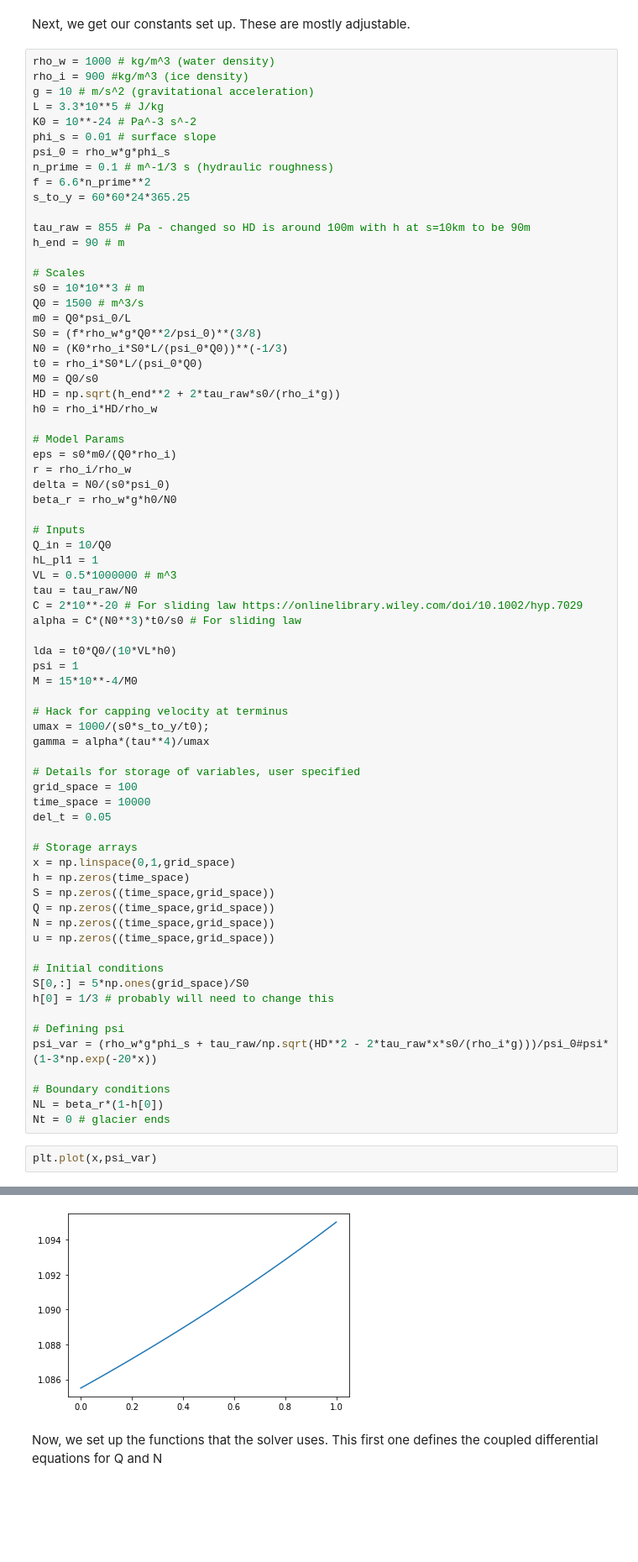
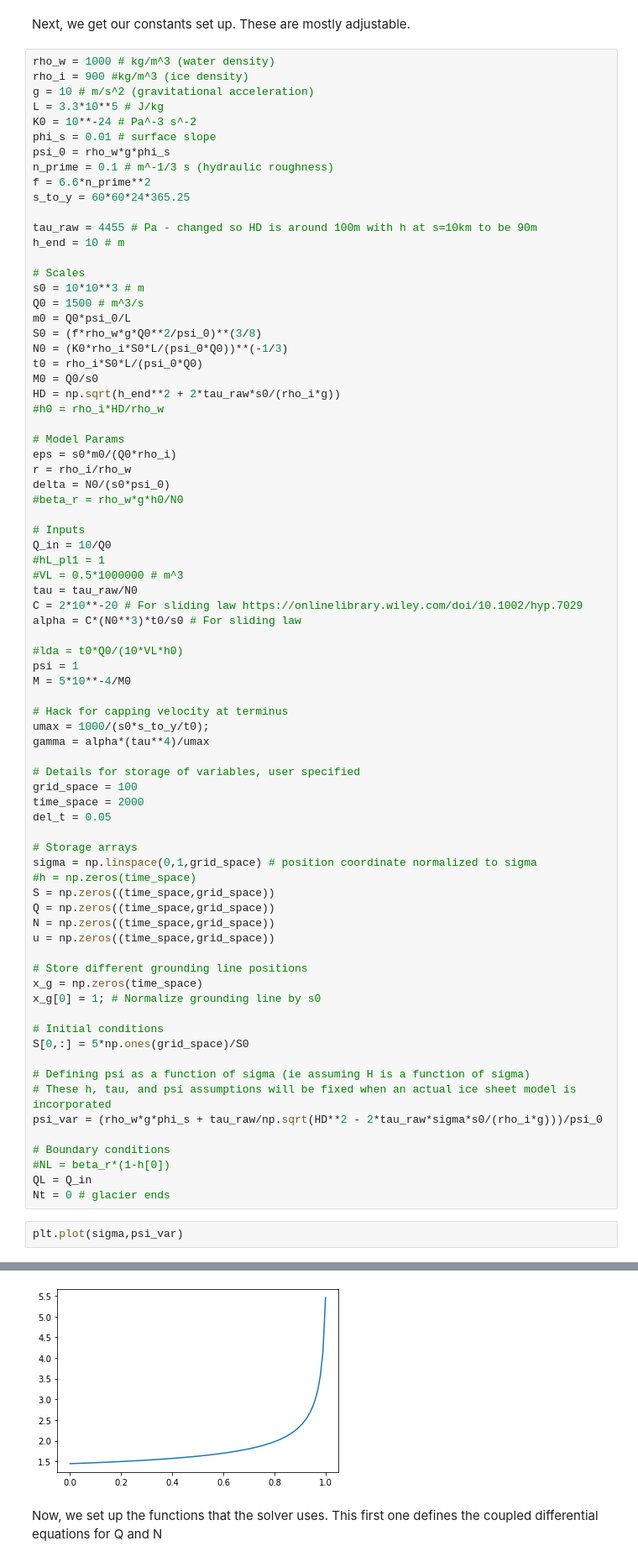
Before and after one commit to ldeo-glaciology/nye_eqns_bvp, a Jupyter notebook: nf_bvp_python/nf_bvp.ipynb, the cells around one changed output, grey strips where cells are left out. Shown at 84% size. Cells and saved outputs as stored; diff of their text form; blank space fills up the shorter version.

```diff
--- a/nf_bvp_python/nf_bvp.ipynb
+++ b/nf_bvp_python/nf_bvp.ipynb
@@ -27,8 +27,8 @@ n_prime = 0.1 # m^-1/3 s (hydraulic roughness)
 f = 6.6*n_prime**2
 s_to_y = 60*60*24*365.25
 
-tau_raw = 855 # Pa - changed so HD is around 100m with h at s=10km to be 90m
-h_end = 90 # m
+tau_raw = 4455 # Pa - changed so HD is around 100m with h at s=10km to be 90m
+h_end = 10 # m
 
 # Scales
 s0 = 10*10**3 # m
@@ -39,25 +39,25 @@ N0 = (K0*rho_i*S0*L/(psi_0*Q0))**(-1/3)
 t0 = rho_i*S0*L/(psi_0*Q0)
 M0 = Q0/s0
 HD = np.sqrt(h_end**2 + 2*tau_raw*s0/(rho_i*g))
-h0 = rho_i*HD/rho_w
+#h0 = rho_i*HD/rho_w
 
 # Model Params
 eps = s0*m0/(Q0*rho_i)
 r = rho_i/rho_w
 delta = N0/(s0*psi_0)
-beta_r = rho_w*g*h0/N0
+#beta_r = rho_w*g*h0/N0
 
 # Inputs
 Q_in = 10/Q0
-hL_pl1 = 1
-VL = 0.5*1000000 # m^3
+#hL_pl1 = 1
+#VL = 0.5*1000000 # m^3
 tau = tau_raw/N0
 C = 2*10**-20 # For sliding law https://onlinelibrary.wiley.com/doi/10.1002/hyp.7029
 alpha = C*(N0**3)*t0/s0 # For sliding law
 
-lda = t0*Q0/(10*VL*h0)
+#lda = t0*Q0/(10*VL*h0)
 psi = 1
-M = 15*10**-4/M0
+M = 5*10**-4/M0
 
 # Hack for capping velocity at terminus
 umax = 1000/(s0*s_to_y/t0);
@@ -65,32 +65,37 @@ gamma = alpha*(tau**4)/umax
 
 # Details for storage of variables, user specified
 grid_space = 100
-time_space = 10000
+time_space = 2000
 del_t = 0.05
 
 # Storage arrays
-x = np.linspace(0,1,grid_space)
-h = np.zeros(time_space)
+sigma = np.linspace(0,1,grid_space) # position coordinate normalized to sigma
+#h = np.zeros(time_space)
 S = np.zeros((time_space,grid_space))
 Q = np.zeros((time_space,grid_space))
 N = np.zeros((time_space,grid_space))
 u = np.zeros((time_space,grid_space))
 
+# Store different grounding line positions
+x_g = np.zeros(time_space)
+x_g[0] = 1; # Normalize grounding line by s0
+
 # Initial conditions
 S[0,:] = 5*np.ones(grid_space)/S0
-h[0] = 1/3 # probably will need to change this
 
-# Defining psi
-psi_var = (rho_w*g*phi_s + tau_raw/np.sqrt(HD**2 - 2*tau_raw*x*s0/(rho_i*g)))/psi_0#psi*(1-3*np.exp(-20*x))
+# Defining psi as a function of sigma (ie assuming H is a function of sigma)
+# These h, tau, and psi assumptions will be fixed when an actual ice sheet model is incorporated
+psi_var = (rho_w*g*phi_s + tau_raw/np.sqrt(HD**2 - 2*tau_raw*sigma*s0/(rho_i*g)))/psi_0
 
 # Boundary conditions
-NL = beta_r*(1-h[0])
+#NL = beta_r*(1-h[0])
+QL = Q_in
 Nt = 0 # glacier ends
 # %%
-plt.plot(x,psi_var)
+plt.plot(sigma,psi_var)
 # %% [output]
 [<matplotlib.lines.Line2D at 0x...>]
-[figure, old version]
+[figure, new version]
 # %% [markdown]
 Now, we set up the functions that the solver uses. This first one defines the coupled differential equations for Q and N
 # %%
```
Also changed, not shown: parts of 16 cells of this notebook, 1 other file.
